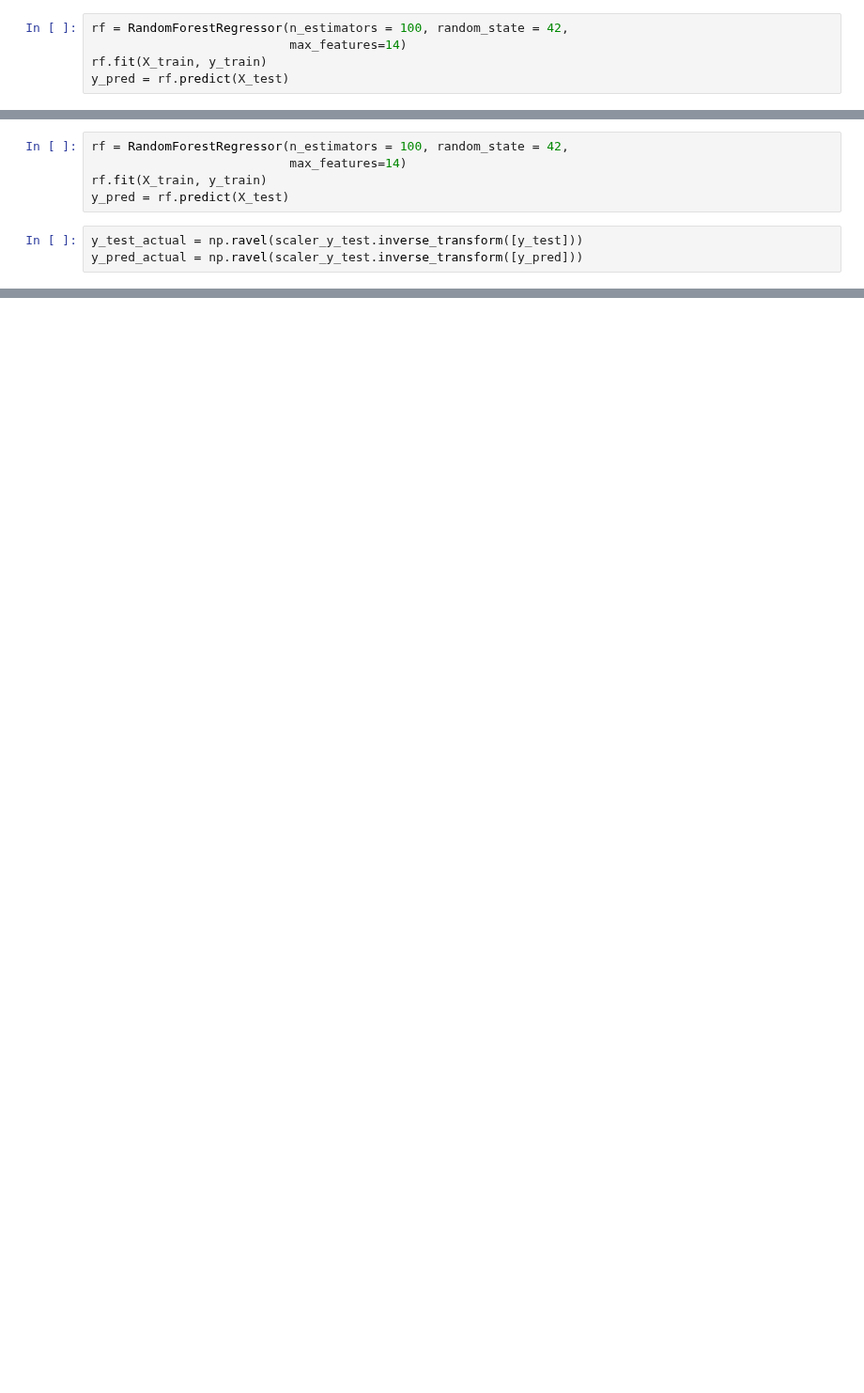
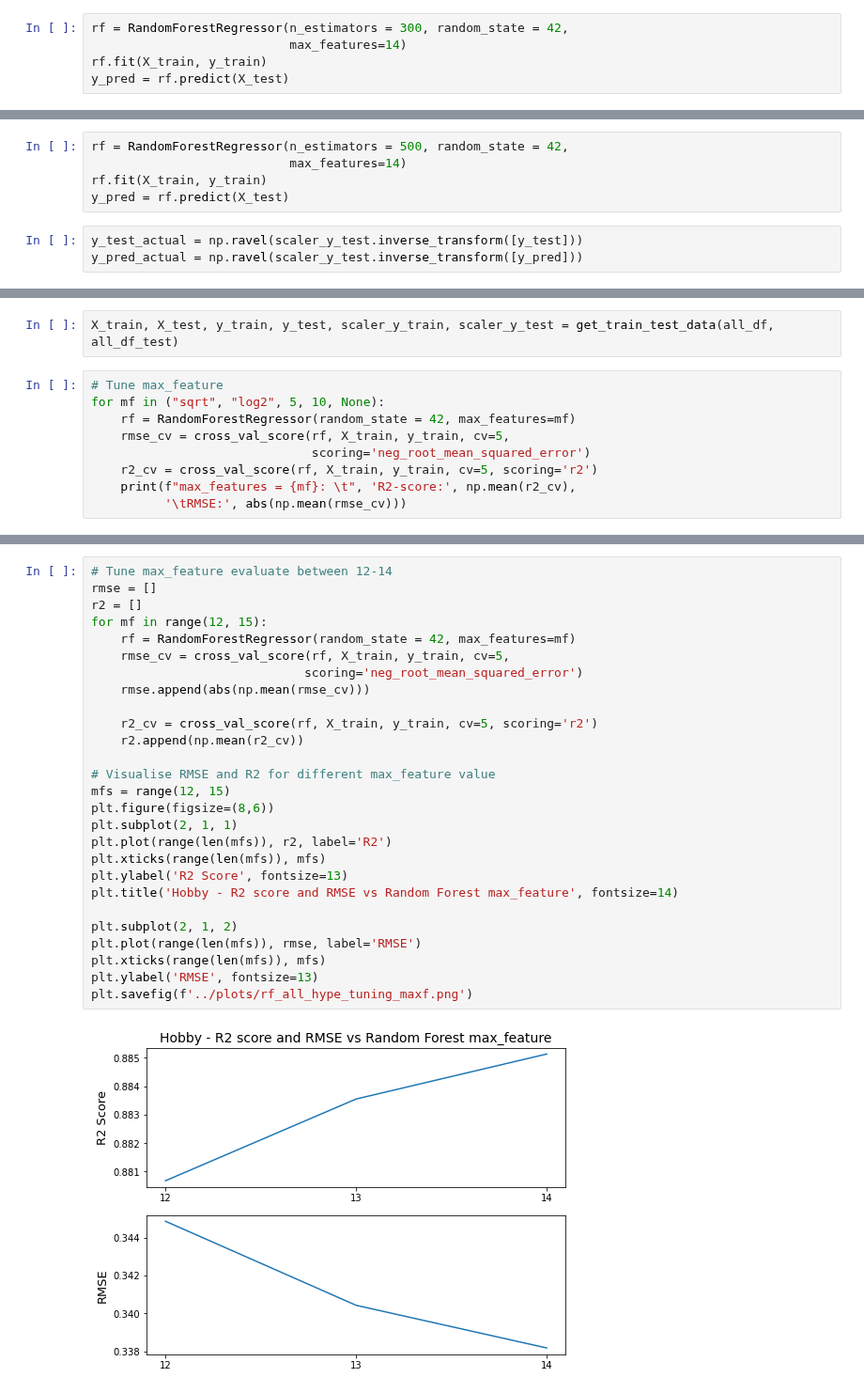
Before and after one commit to MAST30034-Applied-Data-Science/generic-buy-now-pay-later-project-group-11, a Jupyter notebook: notebooks/model.ipynb, the cells around one changed output, grey strips where cells are left out. Shown at 94% size. Saved outputs shown, nothing was run; the diff lists cells and outputs as text; blank space fills up the shorter version.

```diff
--- a/notebooks/model.ipynb
+++ b/notebooks/model.ipynb
@@ -372,7 +375,7 @@ KeyboardInterrupt:
 # %% [markdown]
 When n_estimate = 100, the model has highest r2 score and lowest RMSE.
 # %%
-rf = RandomForestRegressor(n_estimators = 100, random_state = 42,
+rf = RandomForestRegressor(n_estimators = 300, random_state = 42,
                            max_features=14)
 rf.fit(X_train, y_train)
 y_pred = rf.predict(X_test)
@@ -518,7 +539,7 @@ plt.savefig(f'../plots/rf_hobby_hype_tuning_nest.png')
 # %% [markdown]
 When n_estimate = 100, the model has highest r2 score and lowest RMSE.
 # %%
-rf = RandomForestRegressor(n_estimators = 100, random_state = 42,
+rf = RandomForestRegressor(n_estimators = 500, random_state = 42,
                            max_features=14)
 rf.fit(X_train, y_train)
 y_pred = rf.predict(X_test)
@@ -588,0 +623,11 @@ actual_merchant_abn = actual_select['merchant_abn'].tolist()
+# %%
+X_train, X_test, y_train, y_test, scaler_y_train, scaler_y_test = get_train_test_data(all_df, all_df_test)
+# %%
+# Tune max_feature
+for mf in ("sqrt", "log2", 5, 10, None):
+    rf = RandomForestRegressor(random_state = 42, max_features=mf)
+    rmse_cv = cross_val_score(rf, X_train, y_train, cv=5,
+                              scoring='neg_root_mean_squared_error')
+    r2_cv = cross_val_score(rf, X_train, y_train, cv=5, scoring='r2')
+    print(f"max_features = {mf}: \t", 'R2-score:', np.mean(r2_cv),
+          '\tRMSE:', abs(np.mean(rmse_cv)))
@@ -588,0 +640,29 @@ actual_merchant_abn = actual_select['merchant_abn'].tolist()
+# %%
+# Tune max_feature evaluate between 12-14
+rmse = []
+r2 = []
+for mf in range(12, 15):
+    rf = RandomForestRegressor(random_state = 42, max_features=mf)
+    rmse_cv = cross_val_score(rf, X_train, y_train, cv=5,
+                             scoring='neg_root_mean_squared_error')
+    rmse.append(abs(np.mean(rmse_cv)))
+
+    r2_cv = cross_val_score(rf, X_train, y_train, cv=5, scoring='r2')
+    r2.append(np.mean(r2_cv))
+
+# Visualise RMSE and R2 for different max_feature value
+mfs = range(12, 15)
+plt.figure(figsize=(8,6))
+plt.subplot(2, 1, 1)
+plt.plot(range(len(mfs)), r2, label='R2')
+plt.xticks(range(len(mfs)), mfs)
+plt.ylabel('R2 Score', fontsize=13)
+plt.title('Hobby - R2 score and RMSE vs Random Forest max_feature', fontsize=14)
+
+plt.subplot(2, 1, 2)
+plt.plot(range(len(mfs)), rmse, label='RMSE')
+plt.xticks(range(len(mfs)), mfs)
+plt.ylabel('RMSE', fontsize=13)
+plt.savefig(f'../plots/rf_all_hype_tuning_maxf.png')
+# %% [output]
+[figure, added]
```
Also changed, not shown: parts of 35 cells of this notebook, 1 other file.
